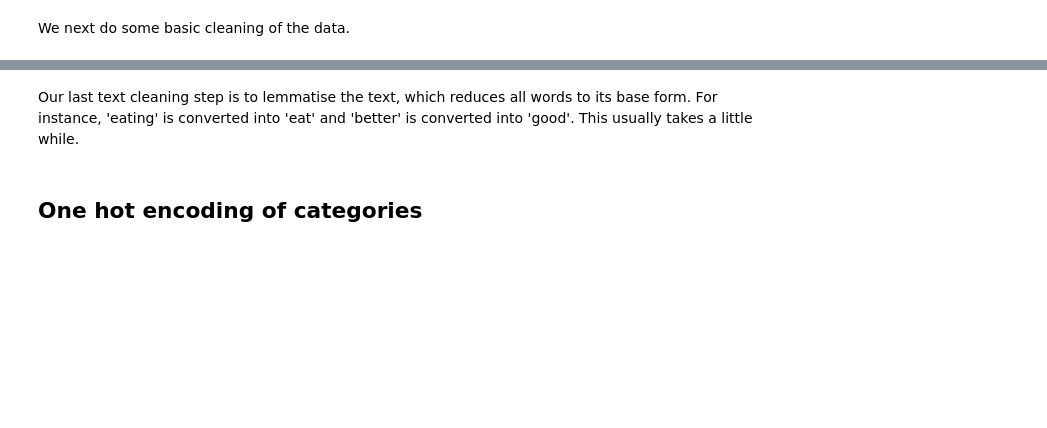
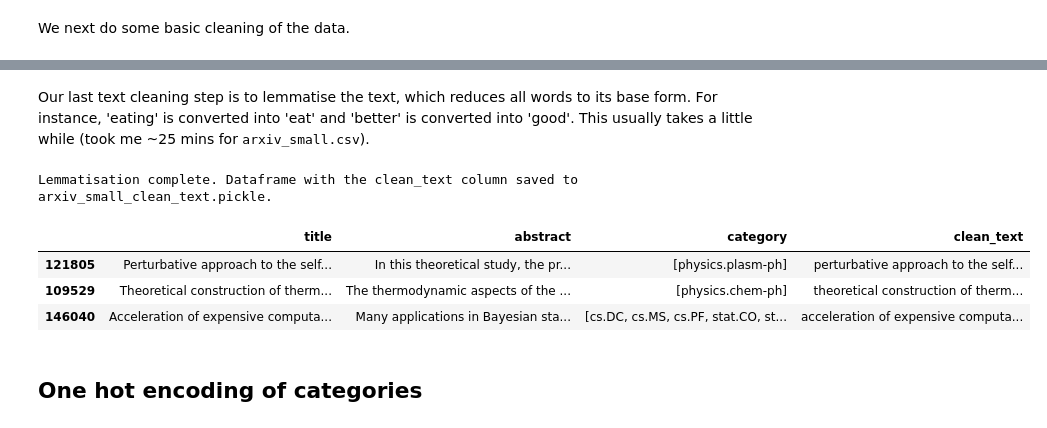
Before and after one commit to saattrupdan/scholarly, a Jupyter notebook: ArXiv analysis.ipynb, the cells around one changed output, grey strips where cells are left out. Saved outputs shown, nothing was run; the diff lists cells and outputs as text; code cells hidden in the pictures; blank space fills up the shorter version.

```diff
--- a/ArXiv analysis.ipynb
+++ b/ArXiv analysis.ipynb
@@ -119,34 +119,44 @@ df[['title', 'abstract', 'clean_text']].sample(3)
 # %% [markdown]
-Our last text cleaning step is to lemmatise the text, which reduces all words to its base form. For instance, 'eating' is converted into 'eat' and 'better' is converted into 'good'. This usually takes a little while.
+Our last text cleaning step is to lemmatise the text, which reduces all words to its base form. For instance, 'eating' is converted into 'eat' and 'better' is converted into 'good'. This usually takes a little while (took me ~25 mins for <tt>arxiv_small.csv</tt>).
 # %%
 # download spacy if needed
 #!pip install -U spacy && python -m spacy download en
 
 from spacy import load as sp
 
 def lemmatization(texts):
 
     # import spaCy's language model
     nlp = sp('en', disable=['parser', 'ner'])
 
     output = []
     for text in texts:
         s = [token.lemma_ for token in nlp(text)]
         output.append(' '.join(s))
 
     return output
 
+# load dataframe
+with open(f"{file_name}_clean_text.pickle", "rb") as pickle_in:
+    df = pickle.load(pickle_in)
+
 # lemmatise text
 df['clean_text'] = lemmatization(df['clean_text'])
 
 # save dataframe to {file_name}_clean_text.pickle
 with open(f"{file_name}_clean_text.pickle","wb") as pickle_out:
     pickle.dump(df[['clean_text']], pickle_out)
 
 print(f"Lemmatisation complete. Dataframe with the clean_text column saved to {file_name}_clean_text.pickle.")
 
 pd.set_option('display.max_colwidth', 300)
 df.sample(3)
+# %% [output]
+Lemmatisation complete. Dataframe with the clean_text column saved to arxiv_small_clean_text.pickle.
+|  | title | abstract | category | clean_text |
+| 121805 | Perturbative approach to the self... | In this theoretical study, the pr... | [physics.plasm-ph] | perturbative approach to the self... |
+| 109529 | Theoretical construction of therm... | The thermodynamic aspects of the ... | [physics.chem-ph] | theoretical construction of therm... |
+| 146040 | Acceleration of expensive computa... | Many applications in Bayesian sta... | [cs.DC, cs.MS, cs.PF, stat.CO, st... | acceleration of expensive computa... |
 # %% [markdown]
 <h2> One hot encoding of categories </h2>
 # %% [markdown]
```
Also changed, not shown: parts of 14 cells of this notebook, 4 other files.
